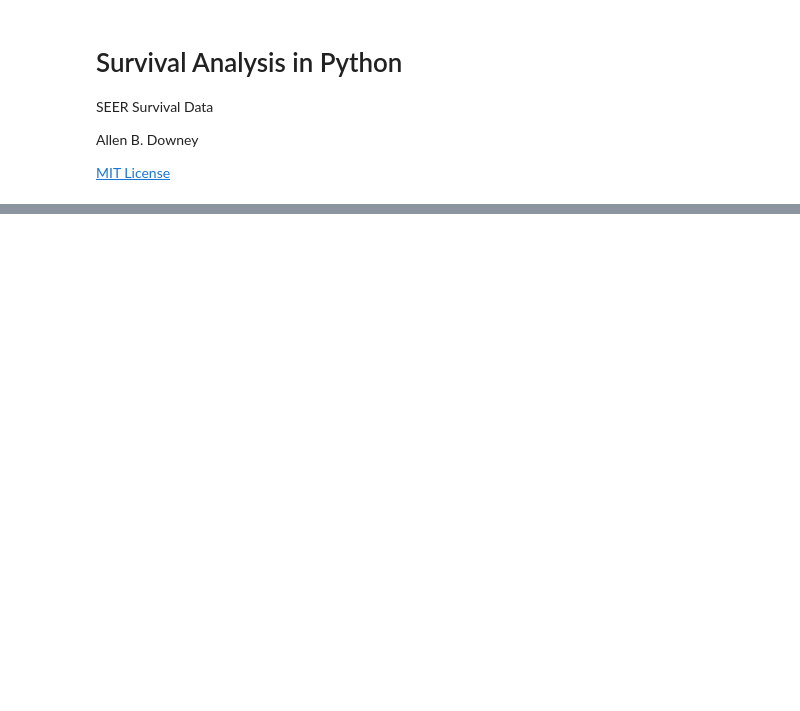
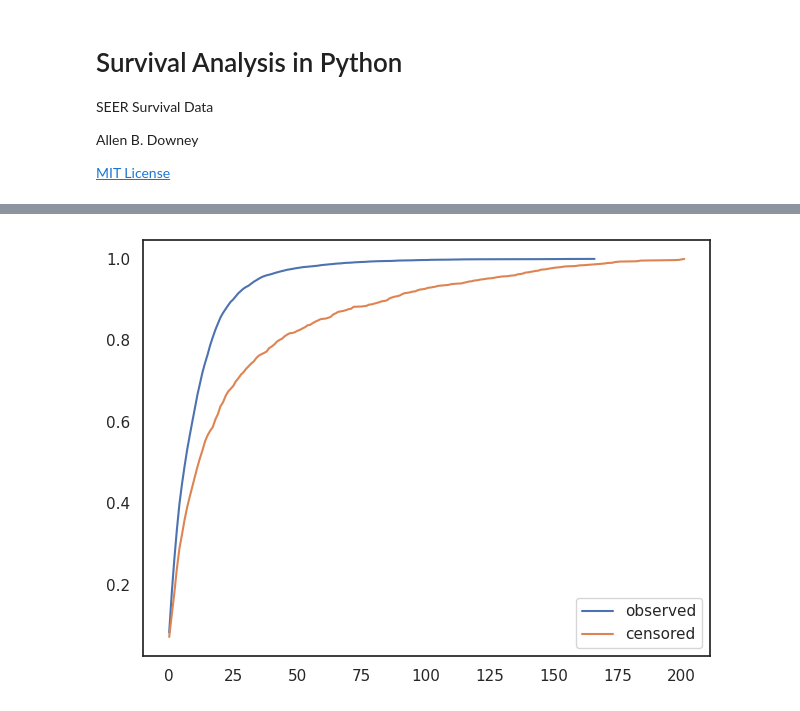
Before and after one commit to AllenDowney/SurvivalAnalysisPython, a Jupyter notebook: read_seer.ipynb, the cells around one changed output, grey strips where cells are left out. Cells and saved outputs as stored; diff of their text form; code cells hidden in the pictures; blank space fills up the shorter version.

```diff
--- a/read_seer.ipynb
+++ b/read_seer.ipynb
@@ -69,0 +313,3 @@ Cdf.from_seq(brain['YEAR_DX']).plot()
+# %%
+recent = group["YEAR_DX"] >= 2000
+recent.sum()
@@ -69,0 +326,3 @@ Cdf.from_seq(brain['YEAR_DX']).plot()
+# %%
+selected = valid & recent
+selected.sum()
@@ -69,0 +335,3 @@ Cdf.from_seq(brain['YEAR_DX']).plot()
+# %%
+observed = group.loc[selected, "STAT_REC"] == 0
+observed.sum()
@@ -69,0 +340,3 @@ Cdf.from_seq(brain['YEAR_DX']).plot()
+# %%
+duration = group.loc[selected, "SRV_TIME_MON"]
+duration.describe()
@@ -69,0 +378,7 @@ Cdf.from_seq(brain['YEAR_DX']).plot()
+# %%
+Cdf.from_seq(duration[observed]).plot(label="observed")
+Cdf.from_seq(duration[~observed]).plot(label="censored")
+
+decorate(xscale="linear")
+# %% [output]
+[figure, added]
```
Also changed, not shown: parts of 44 cells of this notebook.
